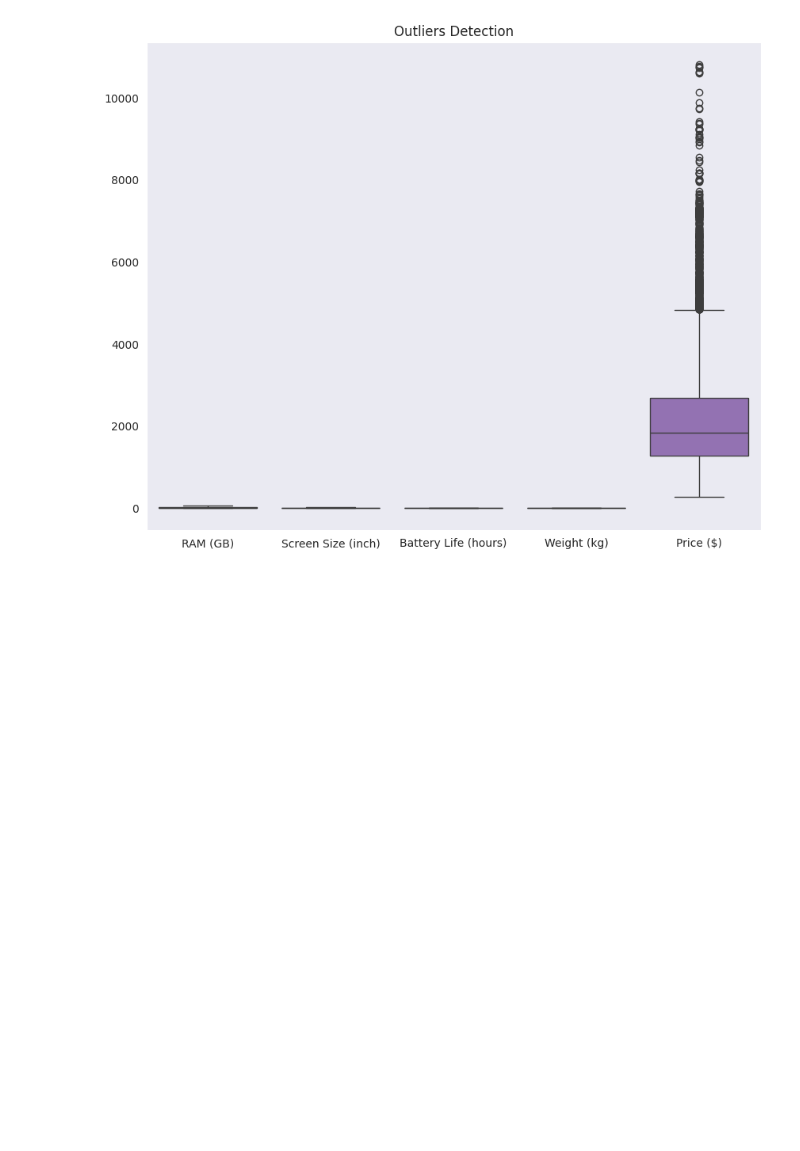
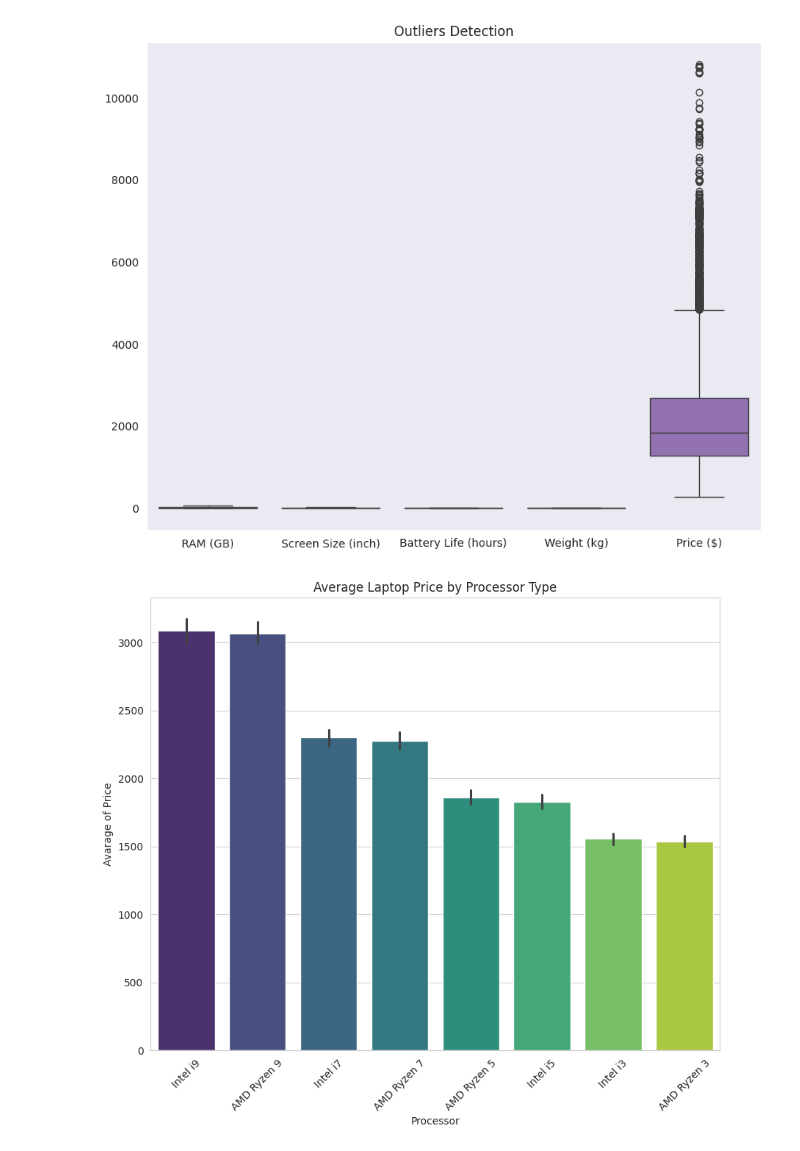
Before and after one commit to Farazmghm/price-of-laptops, a Jupyter notebook: laptop.ipynb, the cells around one changed output. Saved outputs shown, nothing was run; the diff lists cells and outputs as text; code cells hidden in the pictures; blank space fills up the shorter version.

Commit message:
analysis based on processor and price

```diff
--- a/laptop.ipynb
+++ b/laptop.ipynb
@@ -220,3 +220,16 @@ Weight (kg)             0.000000
 Price ($)               5.141061
 dtype: float64
 [figure]
+# %%
+from itertools import groupby
+sns.set_style("whitegrid")
+plt.figure(figsize=(10,8))
+sns.barplot(x=df['Processor'],y=df['Price ($)'],estimator=lambda x: x.mean(),order=df.groupby('Processor')["Price ($)"].mean().sort_values(ascending=False).index,palette='viridis')
+plt.xlabel("Processor")
+plt.ylabel('Avarage of Price')
+
+plt.title("Average Laptop Price by Processor Type")
+plt.xticks(rotation=45)
+plt.show()
+# %% [output]
+[figure, added]
```
